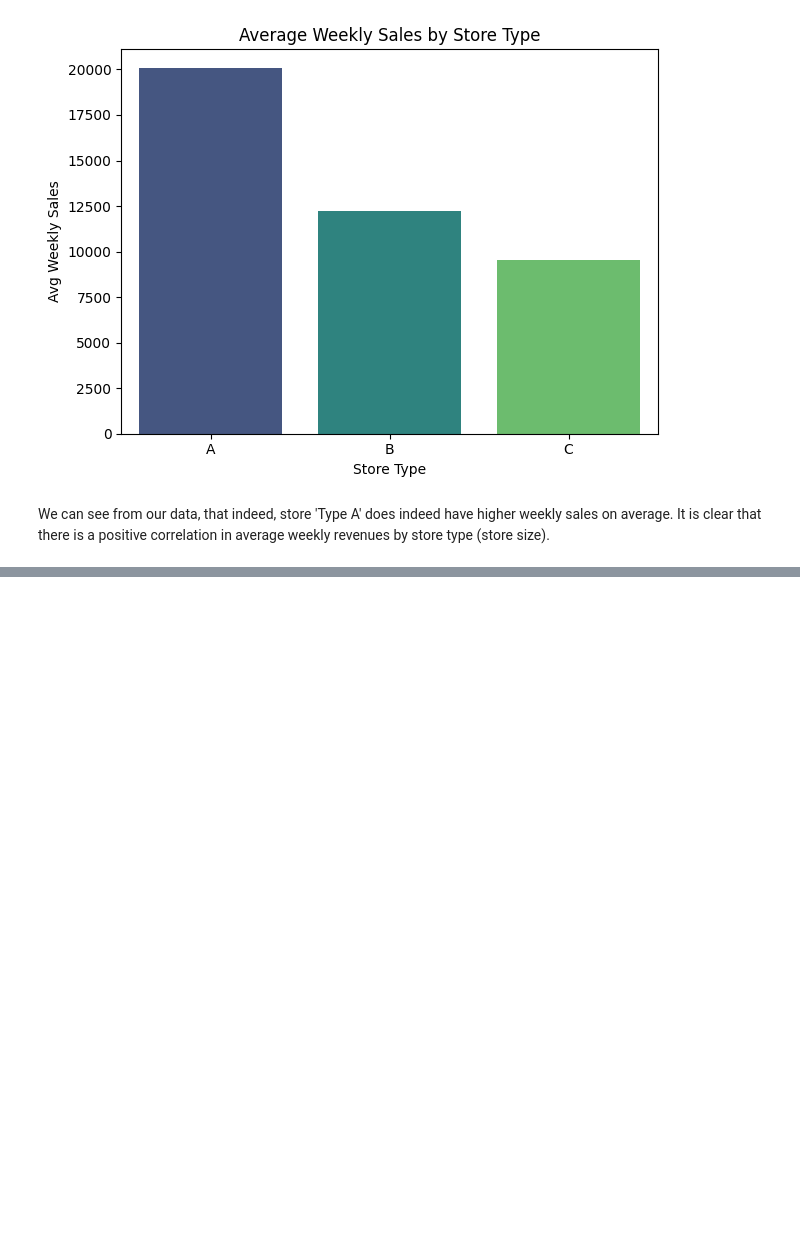
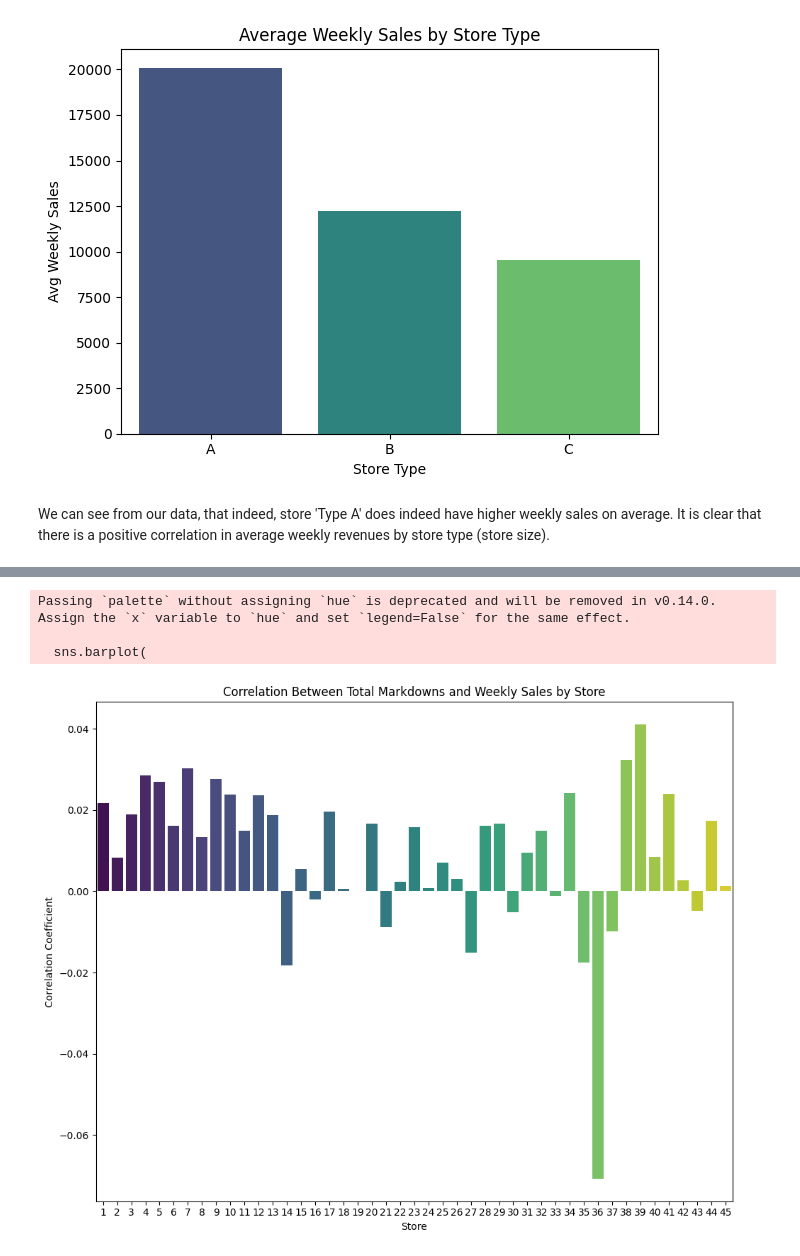
Before and after one commit to Richard-wv/wmca-da-project1, a Jupyter notebook: jupyter_notebooks/wmca-da-project1.ipynb, the cells around one changed output, grey strips where cells are left out. Saved outputs shown, nothing was run; the diff lists cells and outputs as text; code cells hidden in the pictures; blank space fills up the shorter version.

Commit message:
Add Final Visualisation for Hypothesis 1

```diff
--- a/jupyter_notebooks/wmca-da-project1.ipynb
+++ b/jupyter_notebooks/wmca-da-project1.ipynb
@@ -568,0 +584,27 @@ We can see from our data, that indeed, store 'Type A' does indeed have higher we
+# %%
+# Calculate correlation between markdown and sales for each store
+store_corrs = df.groupby('Store').apply(
+    lambda x: x[['Total_MarkDown', 'Weekly_Sales']].corr().iloc[0,1]
+).reset_index(name='Markdown_Sales_Corr')
+
+# Sort by correlation
+store_corrs_sorted = store_corrs.sort_values('Markdown_Sales_Corr', ascending=False)
+
+# Bar Plot
+plt.figure(figsize=(10, 8))
+sns.barplot(
+    data=store_corrs_sorted,
+    y='Markdown_Sales_Corr',
+    x='Store',
+    palette='viridis'
+)
+plt.title('Correlation Between Total Markdowns and Weekly Sales by Store')
+plt.xlabel('Store')
+plt.ylabel('Correlation Coefficient')
+plt.tight_layout()
+plt.show()
+# %% [output]
+Passing `palette` without assigning `hue` is deprecated and will be removed in v0.14.0. Assign the `x` variable to `hue` and set `legend=False` for the same effect.
+
+  sns.barplot(
+[figure, added]
```
Also changed, not shown: parts of 5 cells of this notebook.
